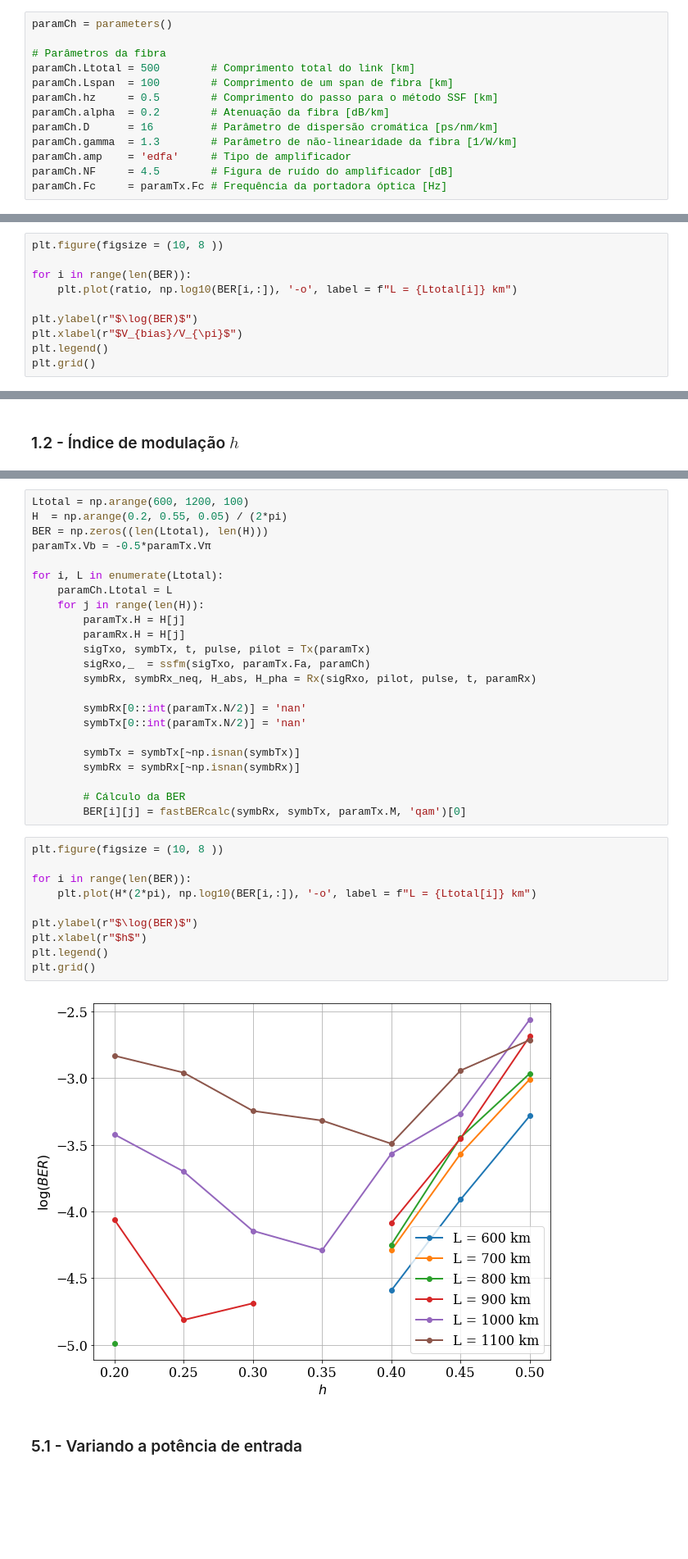
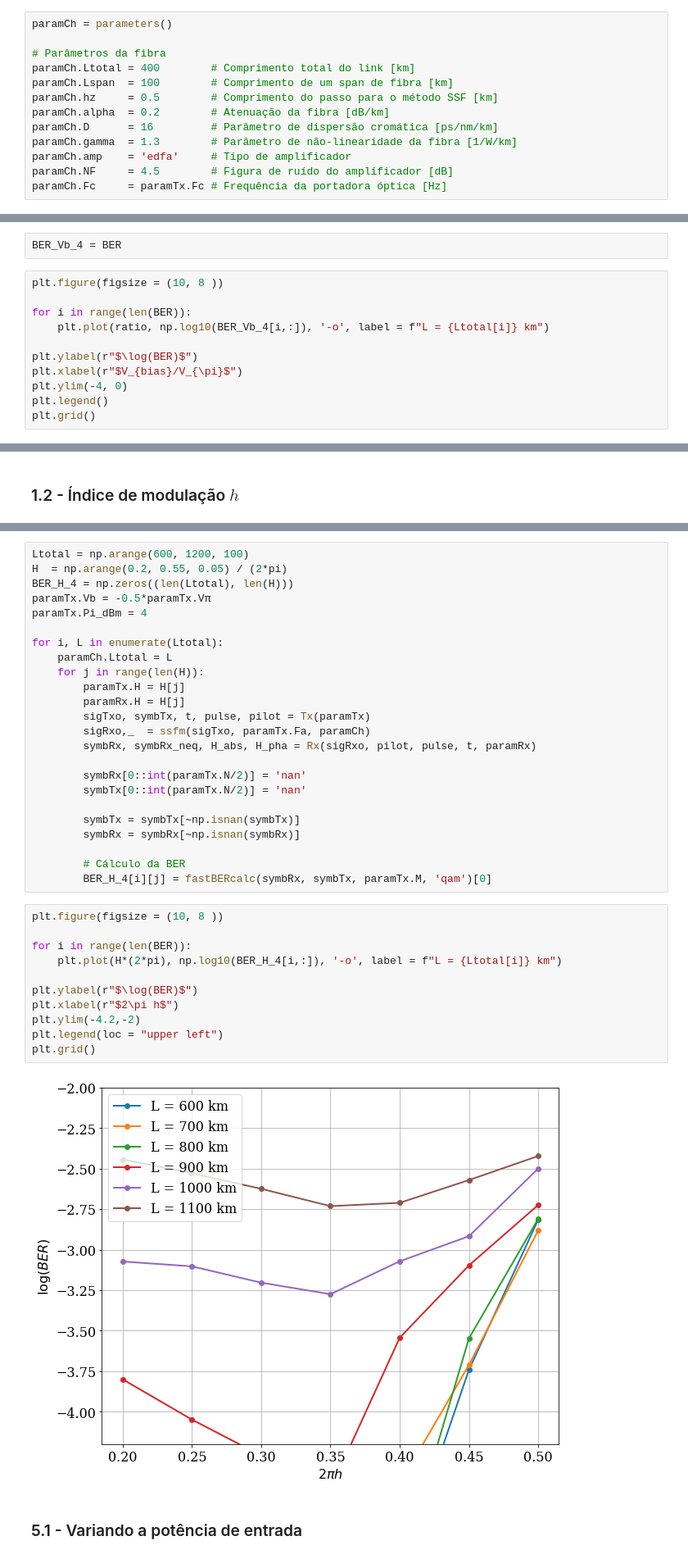
Before and after one commit to daniel7fontes/TCC_OFDM_ComOpt, a Jupyter notebook: DDO_CE_OFDM_variations.ipynb, the cells around one changed output, grey strips where cells are left out. Shown at 82% size. Saved outputs shown, nothing was run; the diff lists cells and outputs as text; blank space fills up the shorter version.

```diff
--- a/DDO_CE_OFDM_variations.ipynb
+++ b/DDO_CE_OFDM_variations.ipynb
@@ -54,7 +54,7 @@ sigTxo, symbTx, t, pulse, pilot = Tx(paramTx)
 paramCh = parameters()
 
 # Parâmetros da fibra
-paramCh.Ltotal = 500        # Comprimento total do link [km]
+paramCh.Ltotal = 400        # Comprimento total do link [km]
 paramCh.Lspan  = 100        # Comprimento de um span de fibra [km]
 paramCh.hz     = 0.5        # Comprimento do passo para o método SSF [km]
 paramCh.alpha  = 0.2        # Atenuação da fibra [dB/km]
@@ -174,14 +174,17 @@ for i, L in enumerate(Ltotal):
 
         # Cálculo da BER
         BER[i][j] = fastBERcalc(symbRx, symbTx, paramTx.M, 'qam')[0]
+# %%
+BER_Vb_4 = BER
 # %%
 plt.figure(figsize = (10, 8 ))
 
 for i in range(len(BER)):
-    plt.plot(ratio, np.log10(BER[i,:]), '-o', label = f"L = {Ltotal[i]} km")
+    plt.plot(ratio, np.log10(BER_Vb_4[i,:]), '-o', label = f"L = {Ltotal[i]} km")
 
 plt.ylabel(r"$\log(BER)$")
 plt.xlabel(r"$V_{bias}/V_{\pi}$")
+plt.ylim(-4, 0)
 plt.legend()
 plt.grid()
 # %% [output]
@@ -191,8 +198,9 @@ plt.grid()
 # %%
 Ltotal = np.arange(600, 1200, 100)
 H  = np.arange(0.2, 0.55, 0.05) / (2*pi)
-BER = np.zeros((len(Ltotal), len(H)))
+BER_H_4 = np.zeros((len(Ltotal), len(H)))
 paramTx.Vb = -0.5*paramTx.Vπ
+paramTx.Pi_dBm = 4
 
 for i, L in enumerate(Ltotal):
     paramCh.Ltotal = L
@@ -210,19 +218,20 @@ for i, L in enumerate(Ltotal):
         symbRx = symbRx[~np.isnan(symbRx)]
 
         # Cálculo da BER
-        BER[i][j] = fastBERcalc(symbRx, symbTx, paramTx.M, 'qam')[0]
+        BER_H_4[i][j] = fastBERcalc(symbRx, symbTx, paramTx.M, 'qam')[0]
 # %%
 plt.figure(figsize = (10, 8 ))
 
 for i in range(len(BER)):
-    plt.plot(H*(2*pi), np.log10(BER[i,:]), '-o', label = f"L = {Ltotal[i]} km")
+    plt.plot(H*(2*pi), np.log10(BER_H_4[i,:]), '-o', label = f"L = {Ltotal[i]} km")
 
 plt.ylabel(r"$\log(BER)$")
-plt.xlabel(r"$h$")
-plt.legend()
+plt.xlabel(r"$2\pi h$")
+plt.ylim(-4.2,-2)
+plt.legend(loc = "upper left")
 plt.grid()
 # %% [output]
-[figure, old version]
+[figure, new version]
 # %% [markdown]
 ### 5.1 - Variando a potência de entrada
 # %%
```
Also changed, not shown: parts of 21 cells of this notebook, 1 other file.
